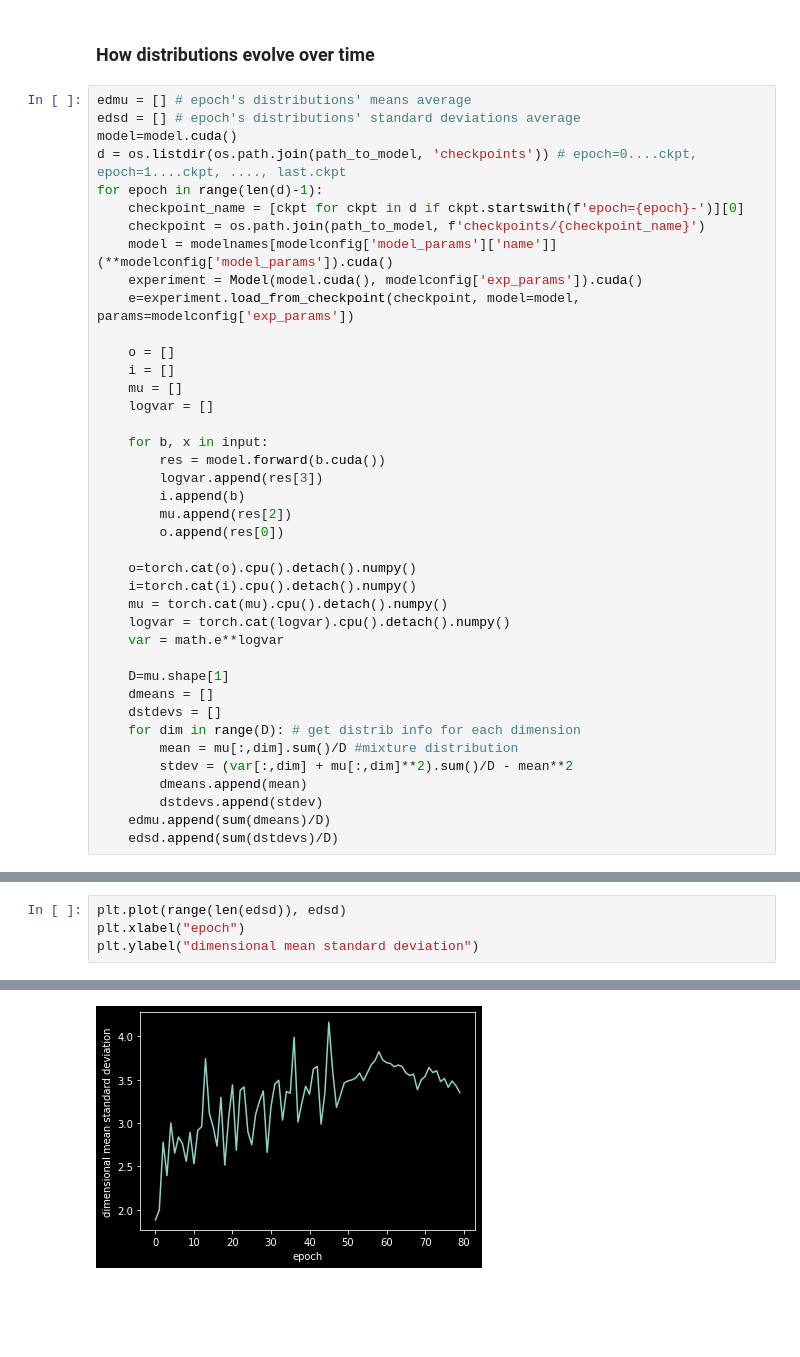
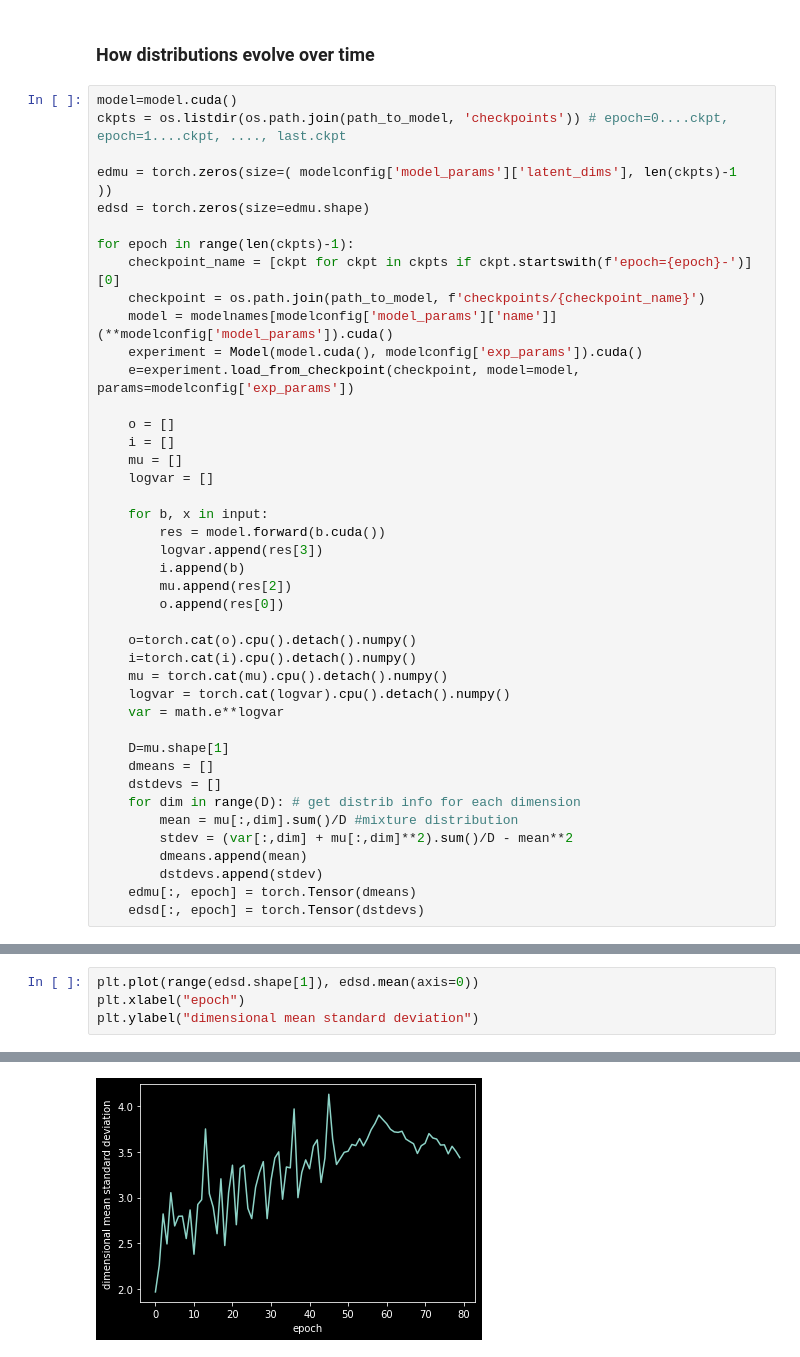
Before and after one commit to soCromp/generative-models, a Jupyter notebook: dists.ipynb, the cells around one changed output, grey strips where cells are left out. Cells and saved outputs as stored; diff of their text form; blank space fills up the shorter version.

Commit message:
mixture distribution evolution plots

```diff
--- a/dists.ipynb
+++ b/dists.ipynb
@@ -236,12 +236,14 @@ Ideas
 # %% [markdown]
 ### How distributions evolve over time
 # %%
-edmu = [] # epoch's distributions' means average
-edsd = [] # epoch's distributions' standard deviations average
 model=model.cuda()
-d = os.listdir(os.path.join(path_to_model, 'checkpoints')) # epoch=0....ckpt, epoch=1....ckpt, ...., last.ckpt
-for epoch in range(len(d)-1):
-    checkpoint_name = [ckpt for ckpt in d if ckpt.startswith(f'epoch={epoch}-')][0]
+ckpts = os.listdir(os.path.join(path_to_model, 'checkpoints')) # epoch=0....ckpt, epoch=1....ckpt, ...., last.ckpt
+
+edmu = torch.zeros(size=( modelconfig['model_params']['latent_dims'], len(ckpts)-1  ))
+edsd = torch.zeros(size=edmu.shape)
+
+for epoch in range(len(ckpts)-1):
+    checkpoint_name = [ckpt for ckpt in ckpts if ckpt.startswith(f'epoch={epoch}-')][0]
     checkpoint = os.path.join(path_to_model, f'checkpoints/{checkpoint_name}')
     model = modelnames[modelconfig['model_params']['name']](**modelconfig['model_params']).cuda()
     experiment = Model(model.cuda(), modelconfig['exp_params']).cuda()
@@ -273,6 +275,6 @@ for epoch in range(len(d)-1):
         stdev = (var[:,dim] + mu[:,dim]**2).sum()/D - mean**2
         dmeans.append(mean)
         dstdevs.append(stdev)
-    edmu.append(sum(dmeans)/D)
-    edsd.append(sum(dstdevs)/D)
+    edmu[:, epoch] = torch.Tensor(dmeans)
+    edsd[:, epoch] = torch.Tensor(dstdevs)
 # %%
@@ -285,7 +287,7 @@ Text(0, 0.5, 'dimensional mean mean')
 # %%
-plt.plot(range(len(edsd)), edsd)
+plt.plot(range(edsd.shape[1]), edsd.mean(axis=0))
 plt.xlabel("epoch")
 plt.ylabel("dimensional mean standard deviation")
 # %% [output]
 Text(0, 0.5, 'dimensional mean standard deviation')
-[figure, old version]
+[figure, new version]
```
Also changed, not shown: parts of 7 cells of this notebook.
